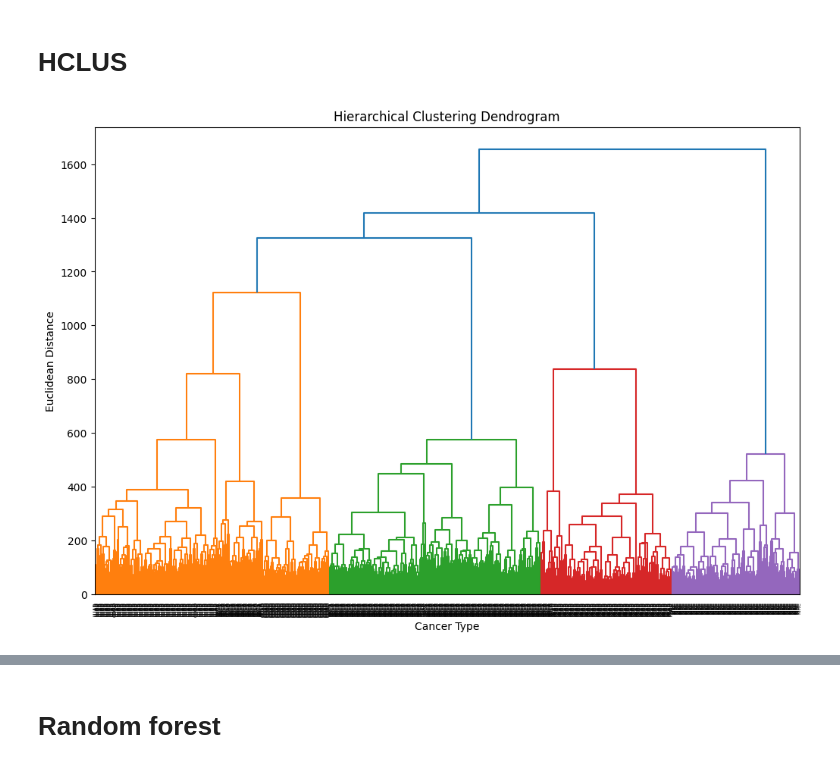
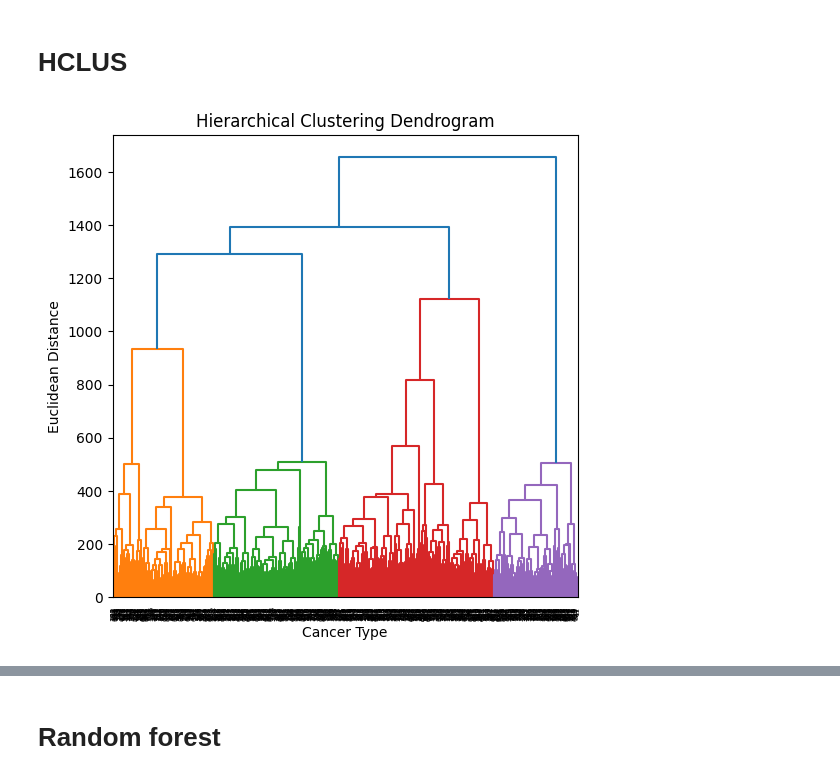
Before and after one commit to EdwinR01/DANA_4840, a Jupyter notebook: final_dana4840.ipynb, the cells around one changed output, grey strips where cells are left out. Drawn from its saved outputs; the diff is of its cells as text; code cells hidden in the pictures.

```diff
--- a/final_dana4840.ipynb
+++ b/final_dana4840.ipynb
@@ -989,19 +1147,19 @@ Meila’s VI (PAM): 0.4971241327911052
 # %% [markdown]
 # HCLUS
 # %%
-
 # Perform hierarchical clustering
 linkage_matrix = linkage(X_142, method='ward', metric='euclidean')
 
 # Plot the dendrogram
-plt.figure(figsize=(12, 8))
-dendrogram(linkage_matrix, orientation='top', labels=pca142['Cancer Type'].tolist(), distance_sort='descending', show_leaf_counts=True)
+plt.figure(figsize=(6, 6))
+dendrogram(linkage_matrix, orientation='top', distance_sort='descending', show_leaf_counts=True)
+
 plt.title('Hierarchical Clustering Dendrogram')
 plt.xlabel('Cancer Type')
 plt.ylabel('Euclidean Distance')
 plt.show()
 # %% [output]
-[figure, old version]
+[figure, new version]
 # %%
 # Get the cluster labels from the hierarchical clustering
 hierarchical_labels = fcluster(linkage_matrix, 5, criterion='maxclust')
```
Also changed, not shown: parts of 41 cells of this notebook.
